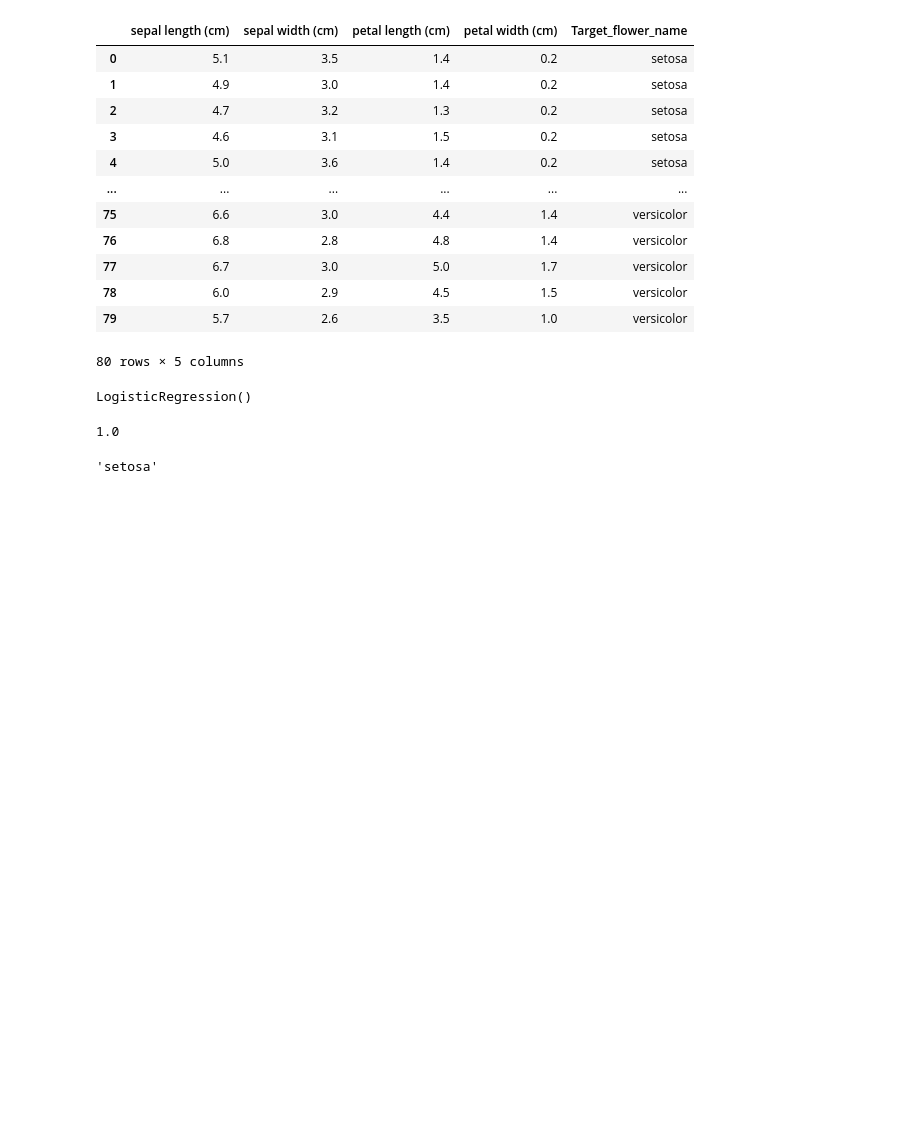
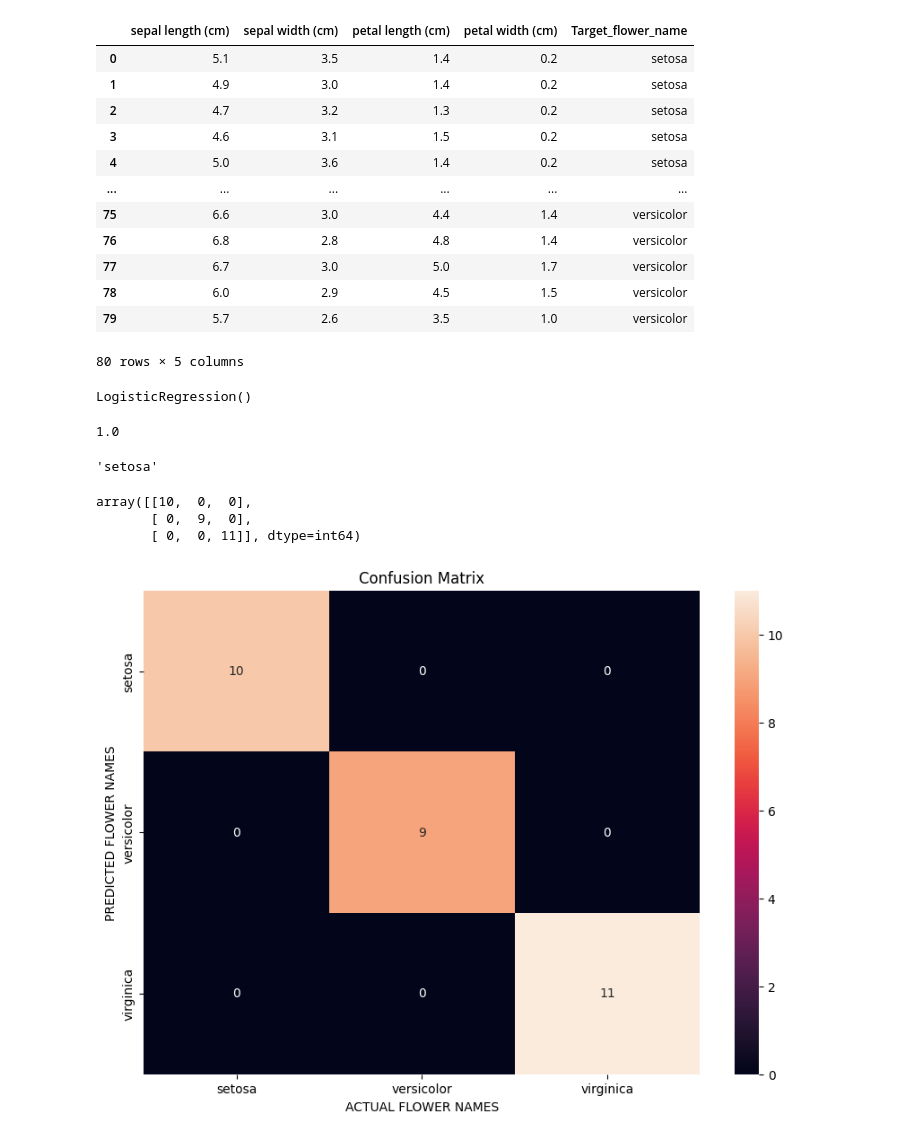
Before and after one commit to Red-MEN-10/ML-CODEBASICS-TUTORIALS, a Jupyter notebook: LOGISTIC_REGRESSION/TUTORIALS/MULTIPLE FEATURE LR/FLOWER_IRIS.ipynb, the cells around one changed output. Saved outputs shown, nothing was run; the diff lists cells and outputs as text; code cells hidden in the pictures; blank space fills up the shorter version.

```diff
--- a/LOGISTIC_REGRESSION/TUTORIALS/MULTIPLE FEATURE LR/FLOWER_IRIS.ipynb
+++ b/LOGISTIC_REGRESSION/TUTORIALS/MULTIPLE FEATURE LR/FLOWER_IRIS.ipynb
@@ -130,3 +130,21 @@ new_pred[0]
 'setosa'
 # %%
 from sklearn.metrics import confusion_matrix as cm
+confusion_mtrx=cm(y_test,Predicted_flower_names)
+confusion_mtrx
+# %% [output]
+array([[10,  0,  0],
+       [ 0,  9,  0],
+       [ 0,  0, 11]], dtype=int64)
+# %%
+import seaborn as sns
+import matplotlib.pyplot as plt
+
+plt.figure(figsize=(10,7))
+sns.heatmap(confusion_mtrx, annot=True, xticklabels=iris.target_names, yticklabels=iris.target_names)
+plt.xlabel('ACTUAL FLOWER NAMES')
+plt.ylabel('PREDICTED FLOWER NAMES')
+plt.title('Confusion Matrix')
+plt.show()
+# %% [output]
+[figure, added]
```
